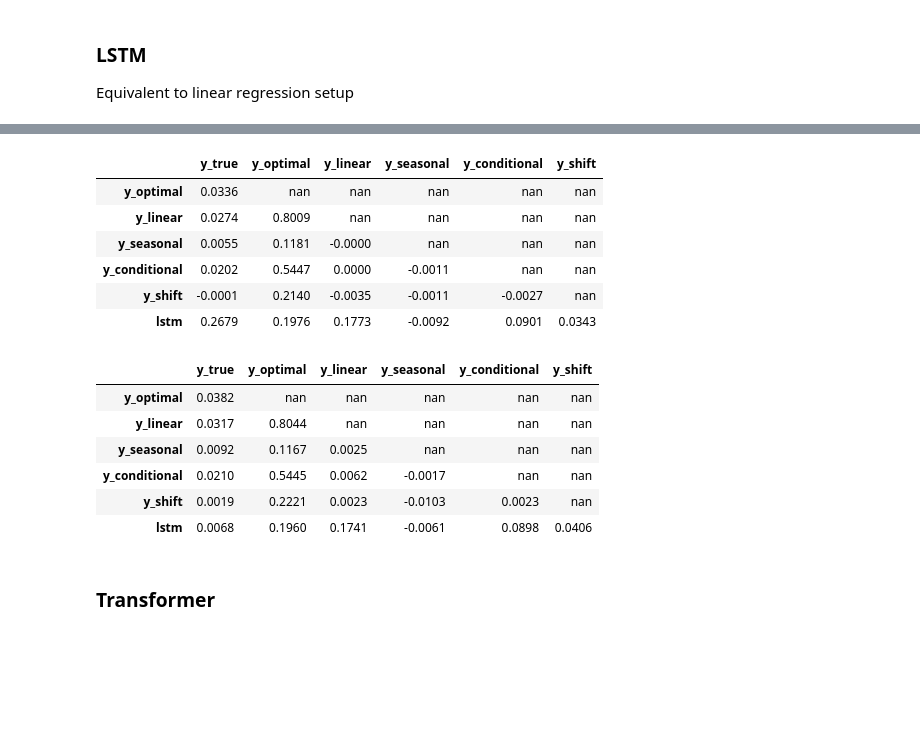
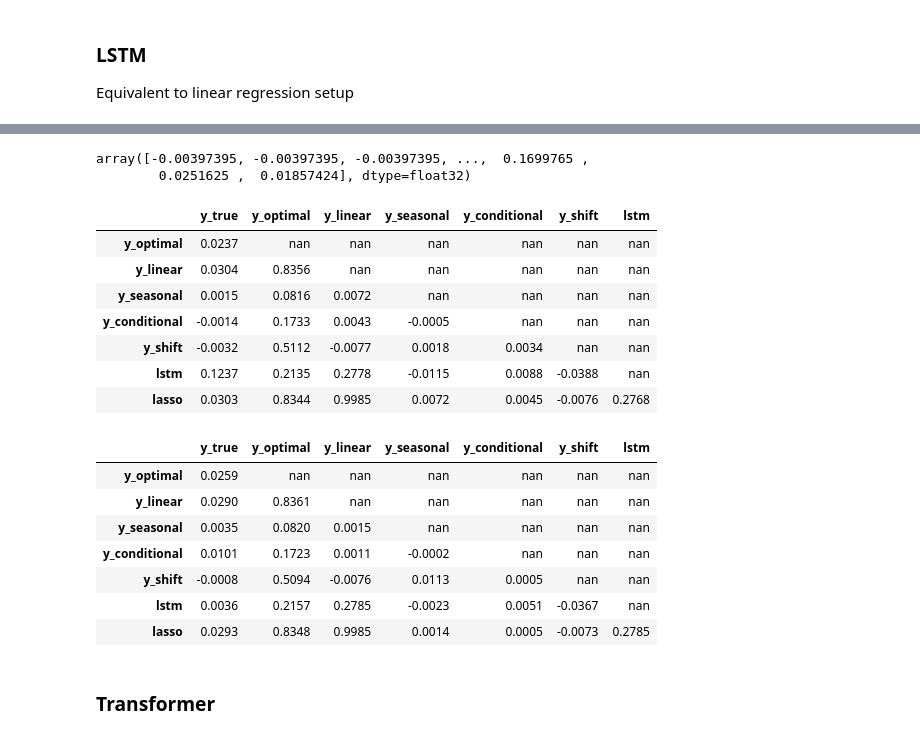
Before and after one commit to cyrilgarcia009/TSNN, a Jupyter notebook: notebooks/generators.ipynb, the cells around one changed output, grey strips where cells are left out. Saved outputs shown, nothing was run; the diff lists cells and outputs as text; code cells hidden in the pictures; blank space fills up the shorter version.

Commit message:
Notebook without error on model comparison + check of dimension on comparator's predictions

```diff
--- a/notebooks/generators.ipynb
+++ b/notebooks/generators.ipynb
@@ -179,26 +185,32 @@ pd.concat([pd.Series(model_lstm.train_loss).rename('train_loss'), pd.Series(mode
+# %%
+full_nn.predict(train)
+# %% [output]
+array([-0.00397395, -0.00397395, -0.00397395, ...,  0.1699765 ,
+        0.0251625 ,  0.01857424], dtype=float32)
 # %%
-comp = benchmark_comparison.Comparator(models=[model_lstm], model_names=['lstm'])
+comp = benchmark_comparison.Comparator(models=[model_lstm, lasso], model_names=['lstm', 'lasso'])
 # %%
-opt_dim = z.y_pred_optimal.shape
 comp.correl(train, z)
 # %% [output]
-|  | y_true | y_optimal | y_linear | y_seasonal | y_conditional | y_shift |
-| y_optimal | 0.0336 | nan | nan | nan | nan | nan |
-| y_linear | 0.0274 | 0.8009 | nan | nan | nan | nan |
-| y_seasonal | 0.0055 | 0.1181 | -0.0000 | nan | nan | nan |
-| y_conditional | 0.0202 | 0.5447 | 0.0000 | -0.0011 | nan | nan |
-| y_shift | -0.0001 | 0.2140 | -0.0035 | -0.0011 | -0.0027 | nan |
-| lstm | 0.2679 | 0.1976 | 0.1773 | -0.0092 | 0.0901 | 0.0343 |
+|  | y_true | y_optimal | y_linear | y_seasonal | y_conditional | y_shift | lstm |
+| y_optimal | 0.0237 | nan | nan | nan | nan | nan | nan |
+| y_linear | 0.0304 | 0.8356 | nan | nan | nan | nan | nan |
+| y_seasonal | 0.0015 | 0.0816 | 0.0072 | nan | nan | nan | nan |
+| y_conditional | -0.0014 | 0.1733 | 0.0043 | -0.0005 | nan | nan | nan |
+| y_shift | -0.0032 | 0.5112 | -0.0077 | 0.0018 | 0.0034 | nan | nan |
+| lstm | 0.1237 | 0.2135 | 0.2778 | -0.0115 | 0.0088 | -0.0388 | nan |
+| lasso | 0.0303 | 0.8344 | 0.9985 | 0.0072 | 0.0045 | -0.0076 | 0.2768 |
 # %%
 comp.correl(test, z)
 # %% [output]
-|  | y_true | y_optimal | y_linear | y_seasonal | y_conditional | y_shift |
-| y_optimal | 0.0382 | nan | nan | nan | nan | nan |
-| y_linear | 0.0317 | 0.8044 | nan | nan | nan | nan |
-| y_seasonal | 0.0092 | 0.1167 | 0.0025 | nan | nan | nan |
-| y_conditional | 0.0210 | 0.5445 | 0.0062 | -0.0017 | nan | nan |
-| y_shift | 0.0019 | 0.2221 | 0.0023 | -0.0103 | 0.0023 | nan |
-| lstm | 0.0068 | 0.1960 | 0.1741 | -0.0061 | 0.0898 | 0.0406 |
+|  | y_true | y_optimal | y_linear | y_seasonal | y_conditional | y_shift | lstm |
+| y_optimal | 0.0259 | nan | nan | nan | nan | nan | nan |
+| y_linear | 0.0290 | 0.8361 | nan | nan | nan | nan | nan |
+| y_seasonal | 0.0035 | 0.0820 | 0.0015 | nan | nan | nan | nan |
+| y_conditional | 0.0101 | 0.1723 | 0.0011 | -0.0002 | nan | nan | nan |
+| y_shift | -0.0008 | 0.5094 | -0.0076 | 0.0113 | 0.0005 | nan | nan |
+| lstm | 0.0036 | 0.2157 | 0.2785 | -0.0023 | 0.0051 | -0.0367 | nan |
+| lasso | 0.0293 | 0.8348 | 0.9985 | 0.0014 | 0.0005 | -0.0073 | 0.2785 |
 # %% [markdown]
 ### Transformer
 # %%
```
Also changed, not shown: parts of 35 cells of this notebook, 3 other files.
